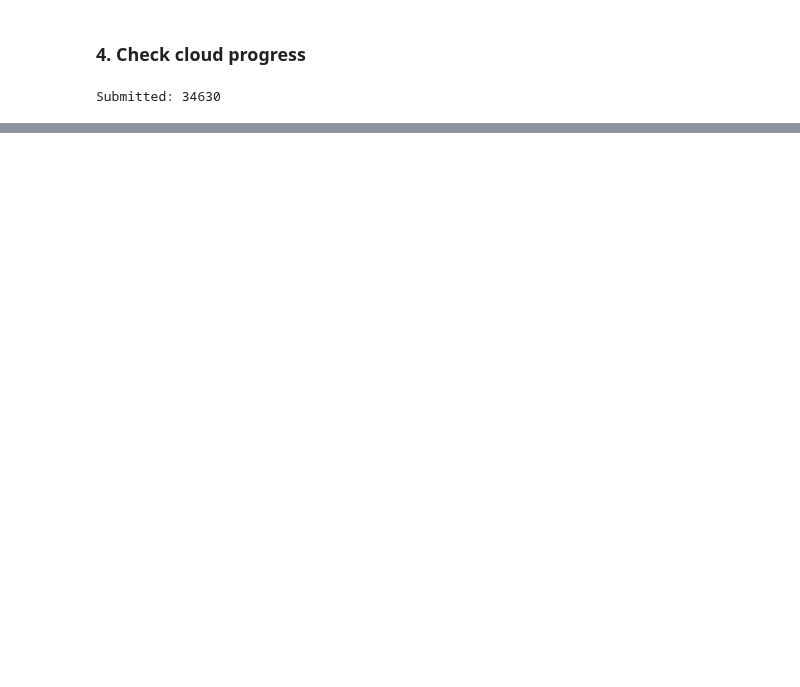
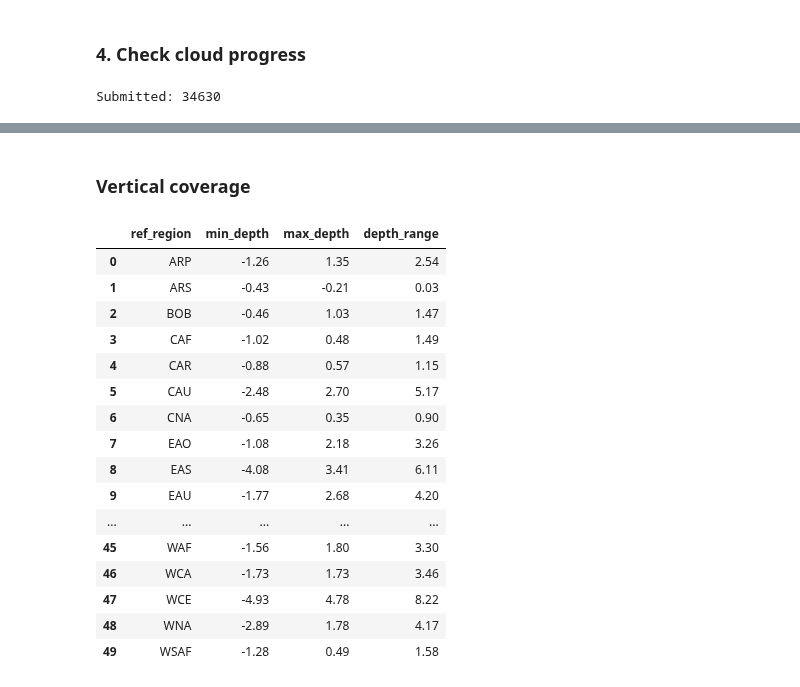
Before and after one commit to openearth/eo-bathymetry, a Jupyter notebook: notebooks/cmems-bathymetry/96_global_coverage.ipynb, the cells around one changed output, grey strips where cells are left out. Cells and saved outputs as stored; diff of their text form; code cells hidden in the pictures; blank space fills up the shorter version.

```diff
--- a/notebooks/cmems-bathymetry/96_global_coverage.ipynb
+++ b/notebooks/cmems-bathymetry/96_global_coverage.ipynb
@@ -75,3 +72,18 @@ gdf_tiles.head()
 | 2 | z10_x566_y141 | 2760 | 566.0 | 141.0 | 10 | POLYGON ((18.98438 78.20656, 19.3... | p:\11209821-cmems-global-sdb\00_m... | ARO | 0.71 | ... |
 | 3 | z10_x545_y140 | 491 | 545.0 | 140.0 | 10 | POLYGON ((11.60156 78.27820, 11.9... | p:\11209821-cmems-global-sdb\00_m... | ARO | 22.14 | ... |
 | 7 | z10_x550_y146 | 1037 | 550.0 | 146.0 | 10 | POLYGON ((13.35938 77.84185, 13.7... | p:\11209821-cmems-global-sdb\00_m... | ARO | 17.38 | ... |
+# %%
+# Remove tiles without SDB file_path
+gdf_tiles_red = gdf_tiles[gdf_tiles['file_path'].notna()]
+gdf_tiles_red = gdf_tiles_red.drop_duplicates(subset='file_path', keep="last") # remvoe duplicates z10_x384_y51 & z10_x384_y515 (this one is good)
+
+gdf_tiles_red.shape
+
+# check duplicates
+# for i, j in zip(gdf_tiles_red.name, gdf_tiles_red['file_path']):
+#     if i == "z10_x397_y519":
+#         print(i, j)
+# len(np.unique(gdf_tiles_red.file_path))
+# duplicates = gdf_tiles_red[gdf_tiles_red.duplicated(subset=['file_path'], keep='first')]
+# for i, j in zip(duplicates.name, duplicates.file_path):
+#     print(i, j)
@@ -410,0 +476,36 @@ grouped_with_total_org
+# %% [markdown]
+### Vertical coverage
+# %%
+# Group gdf by ref_region (FOR post-processed TILES; 11893 along global coastline)
+
+gdf_tiles_grouped_vert = gdf_tiles_red[['ref_region', 'min_depth', 'max_depth', 'depth_range']].groupby('ref_region').agg(
+   {'min_depth': 'min', 'max_depth': 'max', 'depth_range': 'max'}).reset_index()
+gdf_tiles_grouped_vert['min_depth'] = gdf_tiles_grouped_vert['min_depth'].round(2)
+gdf_tiles_grouped_vert['max_depth'] = gdf_tiles_grouped_vert['max_depth'].round(2)
+gdf_tiles_grouped_vert['depth_range'] = gdf_tiles_grouped_vert['depth_range'].round(2)
+
+gdf_tiles_grouped_vert
+
+# Do sorting on different columns to explain differences in the table (analyse!)
+
+# sort on depth_range
+# gdf_tiles_grouped_vert.sort_values(by='depth_range', ascending=False, inplace=True)
+# gdf_tiles_grouped_vert
+# %% [output]
+|  | ref_region | min_depth | max_depth | depth_range |
+| 0 | ARP | -1.26 | 1.35 | 2.54 |
+| 1 | ARS | -0.43 | -0.21 | 0.03 |
+| 2 | BOB | -0.46 | 1.03 | 1.47 |
+| 3 | CAF | -1.02 | 0.48 | 1.49 |
+| 4 | CAR | -0.88 | 0.57 | 1.15 |
+| 5 | CAU | -2.48 | 2.70 | 5.17 |
+| 6 | CNA | -0.65 | 0.35 | 0.90 |
+| 7 | EAO | -1.08 | 2.18 | 3.26 |
+| 8 | EAS | -4.08 | 3.41 | 6.11 |
+| 9 | EAU | -1.77 | 2.68 | 4.20 |
+| ... | ... | ... | ... | ... |
+| 45 | WAF | -1.56 | 1.80 | 3.30 |
+| 46 | WCA | -1.73 | 1.73 | 3.46 |
+| 47 | WCE | -4.93 | 4.78 | 8.22 |
+| 48 | WNA | -2.89 | 1.78 | 4.17 |
+| 49 | WSAF | -1.28 | 0.49 | 1.58 |
```
Also changed, not shown: parts of 26 cells of this notebook.
